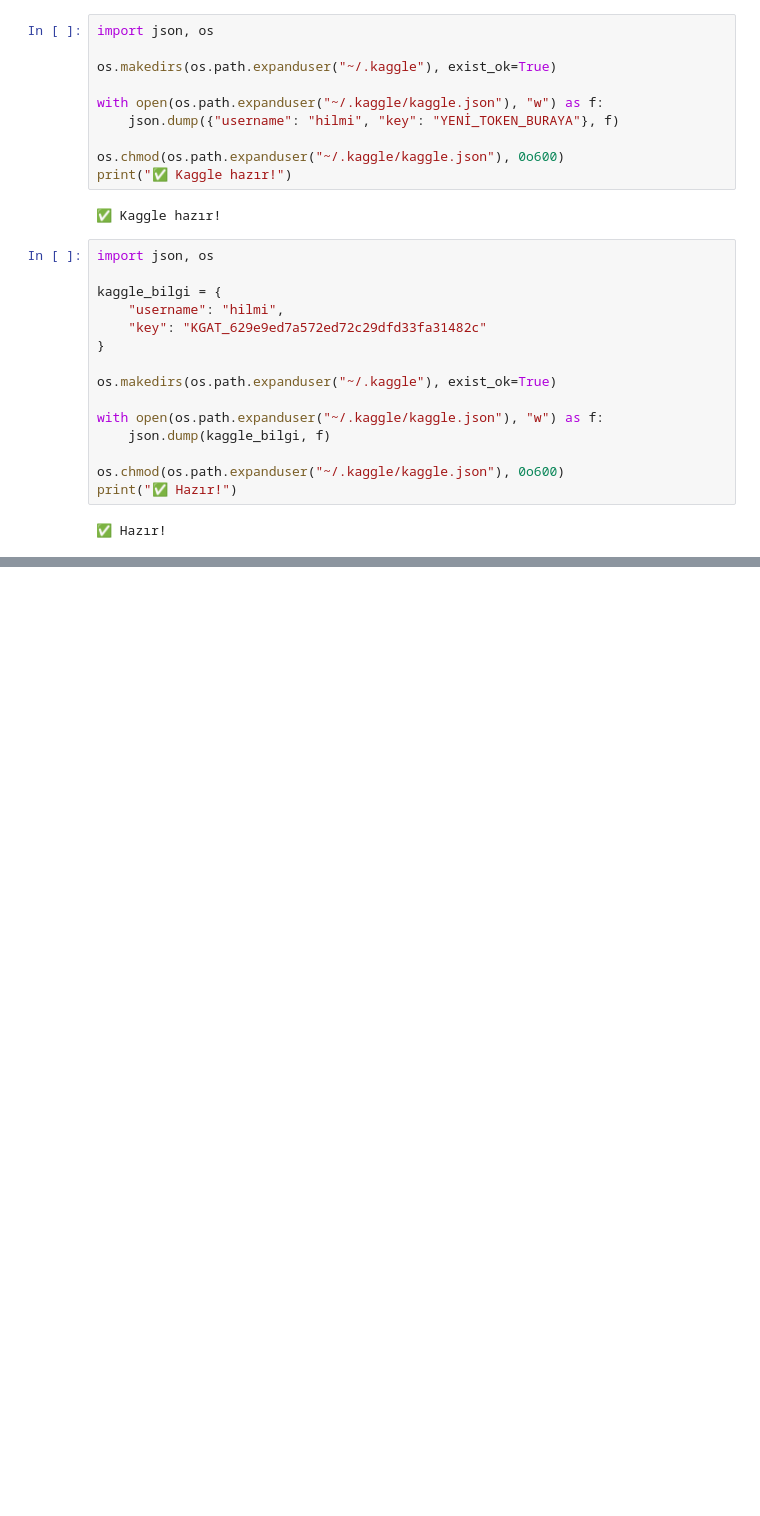
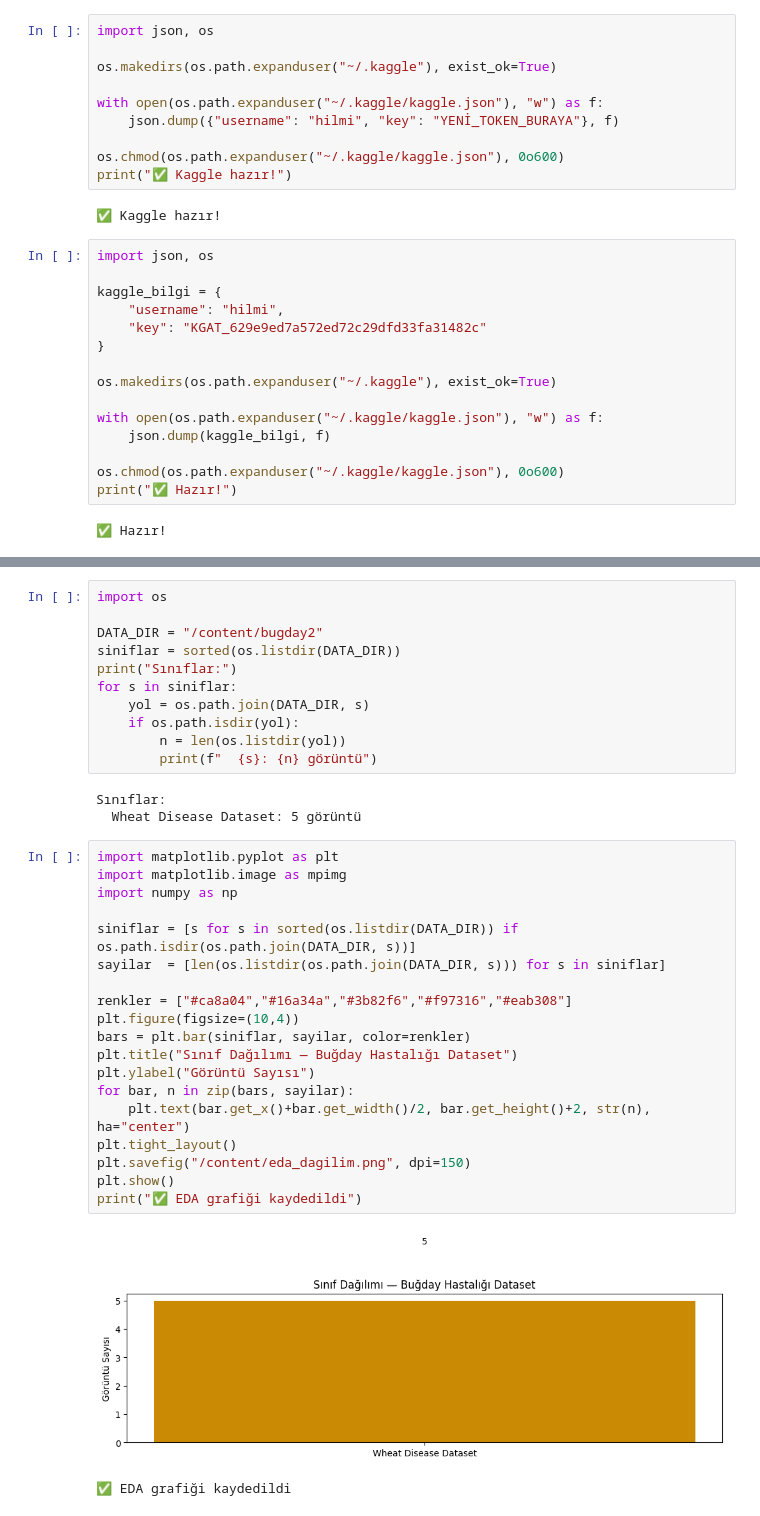
Before and after one commit to Hilmisngl/bugday-hastaligi-tespiti, a Jupyter notebook: Untitled1.ipynb, the cells around one changed output, grey strips where cells are left out. Saved outputs shown, nothing was run; the diff lists cells and outputs as text; blank space fills up the shorter version.

```diff
--- a/Untitled1.ipynb
+++ b/Untitled1.ipynb
@@ -453,0 +496,36 @@ mirzayasirabdullah07/300k-mental-health-survey-dataset                 300k Ment
+# %%
+import os
+
+DATA_DIR = "/content/bugday2"
+siniflar = sorted(os.listdir(DATA_DIR))
+print("Sınıflar:")
+for s in siniflar:
+    yol = os.path.join(DATA_DIR, s)
+    if os.path.isdir(yol):
+        n = len(os.listdir(yol))
+        print(f"  {s}: {n} görüntü")
+# %% [output]
+Sınıflar:
+  Wheat Disease Dataset: 5 görüntü
+# %%
+import matplotlib.pyplot as plt
+import matplotlib.image as mpimg
+import numpy as np
+
+siniflar = [s for s in sorted(os.listdir(DATA_DIR)) if os.path.isdir(os.path.join(DATA_DIR, s))]
+sayilar  = [len(os.listdir(os.path.join(DATA_DIR, s))) for s in siniflar]
+
+renkler = ["#ca8a04","#16a34a","#3b82f6","#f97316","#eab308"]
+plt.figure(figsize=(10,4))
+bars = plt.bar(siniflar, sayilar, color=renkler)
+plt.title("Sınıf Dağılımı — Buğday Hastalığı Dataset")
+plt.ylabel("Görüntü Sayısı")
+for bar, n in zip(bars, sayilar):
+    plt.text(bar.get_x()+bar.get_width()/2, bar.get_height()+2, str(n), ha="center")
+plt.tight_layout()
+plt.savefig("/content/eda_dagilim.png", dpi=150)
+plt.show()
+print("✅ EDA grafiği kaydedildi")
+# %% [output]
+[figure, added]
+✅ EDA grafiği kaydedildi
```
Also changed, not shown: parts of 7 cells of this notebook.
